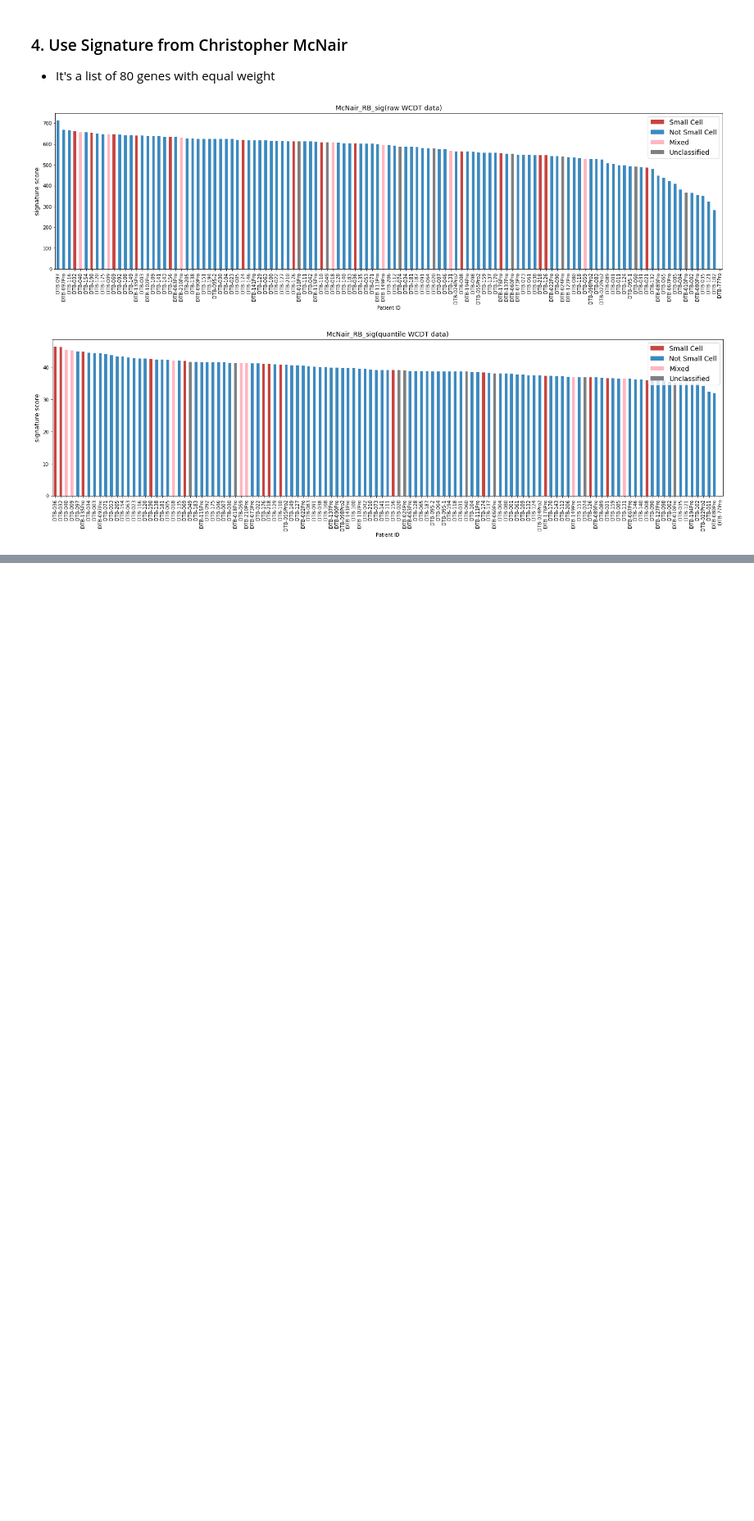
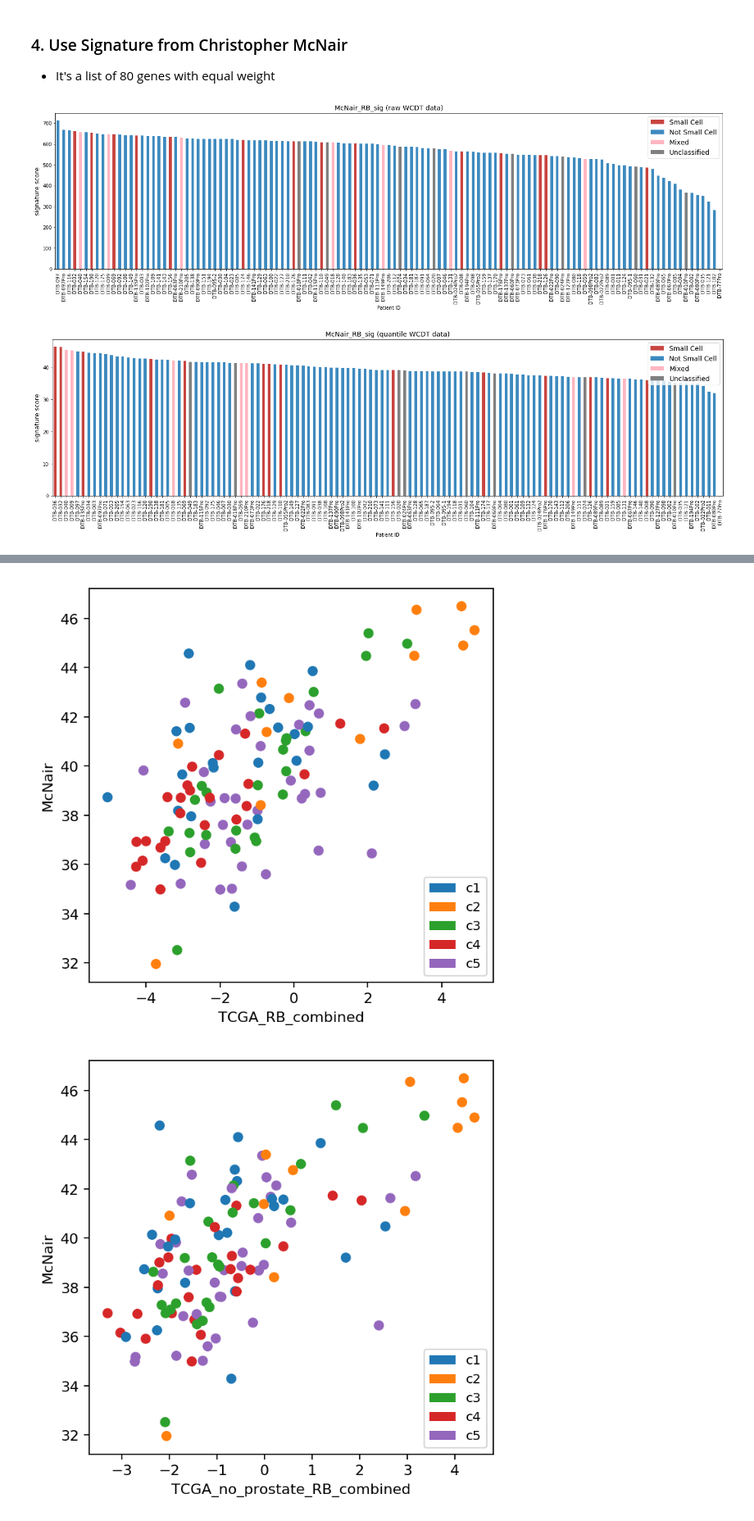
Before and after one commit to MollyZhang/ARsig_python, a Jupyter notebook: RB1sig.ipynb, the cells around one changed output, grey strips where cells are left out. Shown at 82% size. Drawn from its saved outputs; the diff is of its cells as text; code cells hidden in the pictures; blank space fills up the shorter version.

```diff
--- a/RB1sig.ipynb
+++ b/RB1sig.ipynb
@@ -486,0 +532,32 @@ for sig in RBscores.columns:
+# %%
+cluster_df = pd.read_csv("./data/sample_clusters.tsv", delimiter="\t", header=None)
+cluster_df.set_index(0, inplace=True)
+common_samples = list(set(cluster_df.index).intersection(set(RBscores.index)))
+RBscores = RBscores.loc[common_samples]
+cluster_df = cluster_df.loc[common_samples]
+assert(sorted(list(RBscores.index)) == sorted(list(cluster_df.index)))
+# %%
+colors = palettes.Category10[5]
+c1 = list(cluster_df[cluster_df[1] == "c1"].index)
+c2 = list(cluster_df[cluster_df[1] == "c2"].index)
+c3 = list(cluster_df[cluster_df[1] == "c3"].index)
+c4 = list(cluster_df[cluster_df[1] == "c4"].index)
+c5 = list(cluster_df[cluster_df[1] == "c5"].index)
+colors_dict = dict(zip(c1 + c2 + c3 + c4 + c5,
+                  [colors[0]] * len(c1) + [colors[1]] * len(c2) +
+                  [colors[2]] * len(c3) + [colors[3]] * len(c4) + [colors[4]] * len(c5)))
+
+
+for X in ["TCGA_RB_combined", "TCGA_no_prostate_RB_combined"]:
+    Y = "McNair_RB_sig (quantile WCDT data)"
+    plt.figure(figsize=(5,5), dpi=160)
+    plt.scatter(RBscores[X], RBscores[Y], c=[colors_dict[i] for i in RBscores.index])
+    plt.xlabel(X)
+    plt.ylabel("McNair")
+    spearman = scipy.stats.spearmanr(RBscores[X], RBscores[Y])[0]
+    plt.legend([c1_proxy,c2_proxy,c3_proxy,c4_proxy,c5_proxy],
+              ['c1','c2','c3','c4','c5'], fontsize=9, loc="lower right")
+    fig.savefig("./figures/{0}_v_McNair_scatter_cluster_color.png".format(sig), dpi=160)
+# %% [output]
+[figure, added]
+[figure, added]
```
Also changed, not shown: parts of 14 cells of this notebook.
